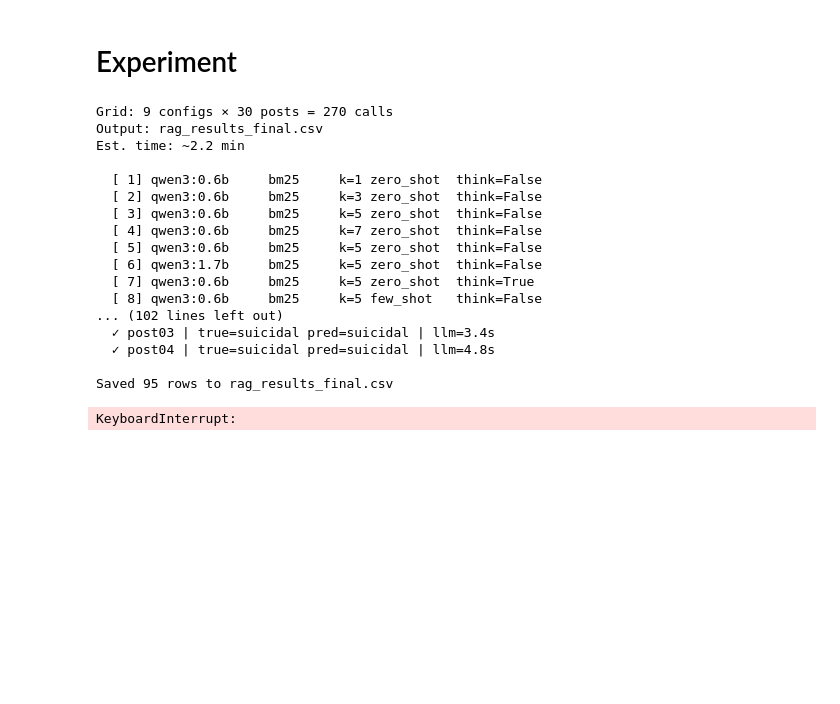
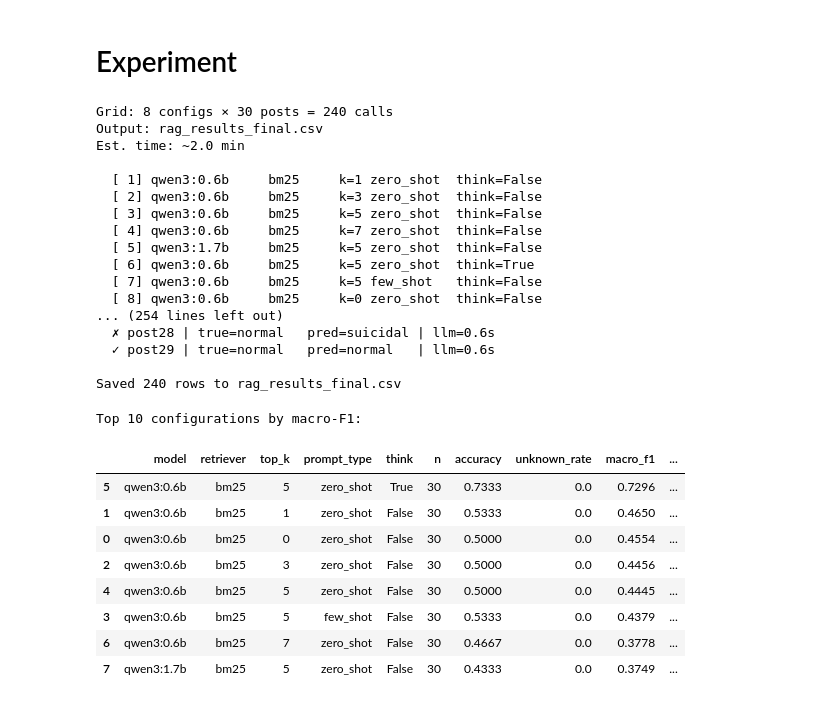
Before and after one commit to Side941/AI-group-project-2026, a Jupyter notebook: notebooks/multi_class_rag.ipynb, the cells around one changed output. Drawn from its saved outputs; the diff is of its cells as text; code cells hidden in the pictures; blank space fills up the shorter version.

```diff
--- a/notebooks/multi_class_rag.ipynb
+++ b/notebooks/multi_class_rag.ipynb
@@ -752,6 +788,11 @@ grid.append(("qwen3:0.6b", "bm25", 5, "few_shot", False))
 # k=0 means no chunks are retrieved — prompt contains only the post
 # Compare this against RQ1 results to measure RAG's contribution
 grid.append(("qwen3:0.6b", "bm25", 0, "zero_shot", False))
+
+# RQ1 (k sweep) and RQ2 (model size) both include 0.6b/bm25/k=5/zero_shot/False.
+# Deduplicate so the config isn't run twice and averaged against itself (n=60 bug).
+seen = set()
+grid = [g for g in grid if not (g in seen or seen.add(g))]
 
 # Print the full grid before running so it can be reviewed
 posts_to_run = df_posts  # full active set (dev=30 or final=450)
@@ -794,24 +835,23 @@ finally:
         df_results.to_csv(out_file, index=False)
         print(f"\nSaved {len(df_results)} rows to {out_file}")
 # %% [output]
-Grid: 9 configs × 30 posts = 270 calls
+Grid: 8 configs × 30 posts = 240 calls
 Output: rag_results_final.csv
-Est. time: ~2.2 min
+Est. time: ~2.0 min
 
   [ 1] qwen3:0.6b     bm25     k=1 zero_shot  think=False
   [ 2] qwen3:0.6b     bm25     k=3 zero_shot  think=False
   [ 3] qwen3:0.6b     bm25     k=5 zero_shot  think=False
   [ 4] qwen3:0.6b     bm25     k=7 zero_shot  think=False
-  [ 5] qwen3:0.6b     bm25     k=5 zero_shot  think=False
-  [ 6] qwen3:1.7b     bm25     k=5 zero_shot  think=False
-  [ 7] qwen3:0.6b     bm25     k=5 zero_shot  think=True
-  [ 8] qwen3:0.6b     bm25     k=5 few_shot   think=False
-... (102 lines left out)
-  ✓ post03 | true=suicidal pred=suicidal | llm=3.4s
-  ✓ post04 | true=suicidal pred=suicidal | llm=4.8s
+  [ 5] qwen3:1.7b     bm25     k=5 zero_shot  think=False
+  [ 6] qwen3:0.6b     bm25     k=5 zero_shot  think=True
+  [ 7] qwen3:0.6b     bm25     k=5 few_shot   think=False
+  [ 8] qwen3:0.6b     bm25     k=0 zero_shot  think=False
+... (254 lines left out)
+  ✗ post28 | true=normal   pred=suicidal | llm=0.6s
+  ✓ post29 | true=normal   pred=normal   | llm=0.6s
 
-Saved 95 rows to rag_results_final.csv
+Saved 240 rows to rag_results_final.csv
-KeyboardInterrupt:
 # %%
 # # CELL 11a — Smoke Test Grid (TEMPORARY — remove with Cell 3b)
 # # Runs a single configuration on 5 posts to confirm the pipeline works
@@ -864,30 +904,42 @@ def summarise(df: pd.DataFrame, group_cols: list[str]) -> pd.DataFrame:
     for keys, grp in df.groupby(group_cols):
         # groupby returns a scalar when grouping by one column, tuple for multiple
         if not isinstance(keys, tuple):
             keys = (keys,)
         rec = dict(zip(group_cols, keys))
         rec["n"]        = len(grp)
         rec["accuracy"] = round(grp["correct"].mean(), 4)
+        rec["unknown_rate"] = round((grp["predicted"] == "unknown").mean(), 4)
         # macro-F1 requires predictions for all labels to be meaningful —
         # use try/except to handle edge cases where a label has no predictions
         try:
             rec["macro_f1"] = round(
                 f1_score(grp["true_label"], grp["predicted"],
                          labels=CFG["labels"], average="macro",
                          zero_division=0), 4)
         except Exception:
             rec["macro_f1"] = float("nan")
         rec["mean_llm_s"] = round(grp["llm_total_s"].mean(), 2)
         rec["mean_ret_s"] = round(grp["retrieval_s"].mean(), 4)
         records.append(rec)
     # Sort by macro_f1 descending so best configurations appear first
     return pd.DataFrame(records).sort_values("macro_f1", ascending=False)
 
 # Summarise at the full configuration level — one row per unique combination
 # of model, retriever, top_k, prompt_type, and thinking mode
 df_summary = summarise(
     df_results,
     ["model", "retriever", "top_k", "prompt_type", "think"]
 )
 print("Top 10 configurations by macro-F1:")
 df_summary.head(10)
+# %% [output]
+Top 10 configurations by macro-F1:
+|  | model | retriever | top_k | prompt_type | think | n | accuracy | unknown_rate | macro_f1 | ... |
+| 5 | qwen3:0.6b | bm25 | 5 | zero_shot | True | 30 | 0.7333 | 0.0 | 0.7296 | ... |
+| 1 | qwen3:0.6b | bm25 | 1 | zero_shot | False | 30 | 0.5333 | 0.0 | 0.4650 | ... |
+| 0 | qwen3:0.6b | bm25 | 0 | zero_shot | False | 30 | 0.5000 | 0.0 | 0.4554 | ... |
+| 2 | qwen3:0.6b | bm25 | 3 | zero_shot | False | 30 | 0.5000 | 0.0 | 0.4456 | ... |
+| 4 | qwen3:0.6b | bm25 | 5 | zero_shot | False | 30 | 0.5000 | 0.0 | 0.4445 | ... |
+| 3 | qwen3:0.6b | bm25 | 5 | few_shot | False | 30 | 0.5333 | 0.0 | 0.4379 | ... |
+| 6 | qwen3:0.6b | bm25 | 7 | zero_shot | False | 30 | 0.4667 | 0.0 | 0.3778 | ... |
+| 7 | qwen3:1.7b | bm25 | 5 | zero_shot | False | 30 | 0.4333 | 0.0 | 0.3749 | ... |
```
Also changed, not shown: parts of 17 cells of this notebook, 4 other files.
